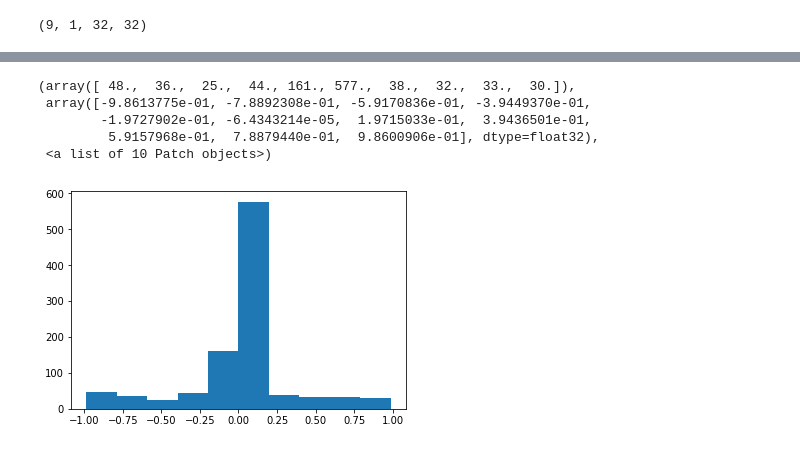
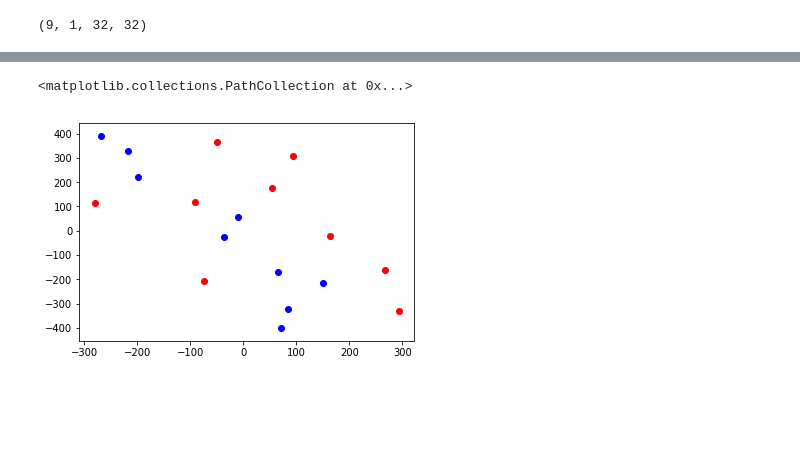
Before and after one commit to Bertinus/ChestXrays, a Jupyter notebook: ALI/AliXray.ipynb, the cells around one changed output, grey strips where cells are left out. Drawn from its saved outputs; the diff is of its cells as text; code cells hidden in the pictures; blank space fills up the shorter version.

```diff
--- a/ALI/AliXray.ipynb
+++ b/ALI/AliXray.ipynb
@@ -341,9 +373,20 @@ plt.show()
-# %%
-plt.hist(np.ravel(FakeData[0][0]))
-# %% [output]
-(array([ 48.,  36.,  25.,  44., 161., 577.,  38.,  32.,  33.,  30.]),
- array([-9.8613775e-01, -7.8892308e-01, -5.9170836e-01, -3.9449370e-01,
-        -1.9727902e-01, -6.4343214e-05,  1.9715033e-01,  3.9436501e-01,
-         5.9157968e-01,  7.8879440e-01,  9.8600906e-01], dtype=float32),
- <a list of 10 Patch objects>)
-[figure, removed]
+# %%
+from sklearn import manifold
+Xr = RealZ.detach().numpy()
+Xr.resize((Xr.shape[:2]))
+
+
+Xf = ConstantZ.detach().numpy()
+Xf.resize((Xf.shape[:2]))
+
+X = np.concatenate((Xf,Xr))
+
+tsne = manifold.TSNE(n_components=2, init='random',
+                     random_state=0, perplexity=5)
+Y = tsne.fit_transform(X)
+# %%
+plt.scatter(Y[:Xr.shape[0],0],Y[:Xr.shape[0],1],c="red")
+plt.scatter(Y[Xr.shape[0]:,0],Y[Xr.shape[0]:,1],c="blue")
+# %% [output]
+<matplotlib.collections.PathCollection at 0x...>
+[figure, added]
```
Also changed, not shown: parts of 22 cells of this notebook, 2 other files.
